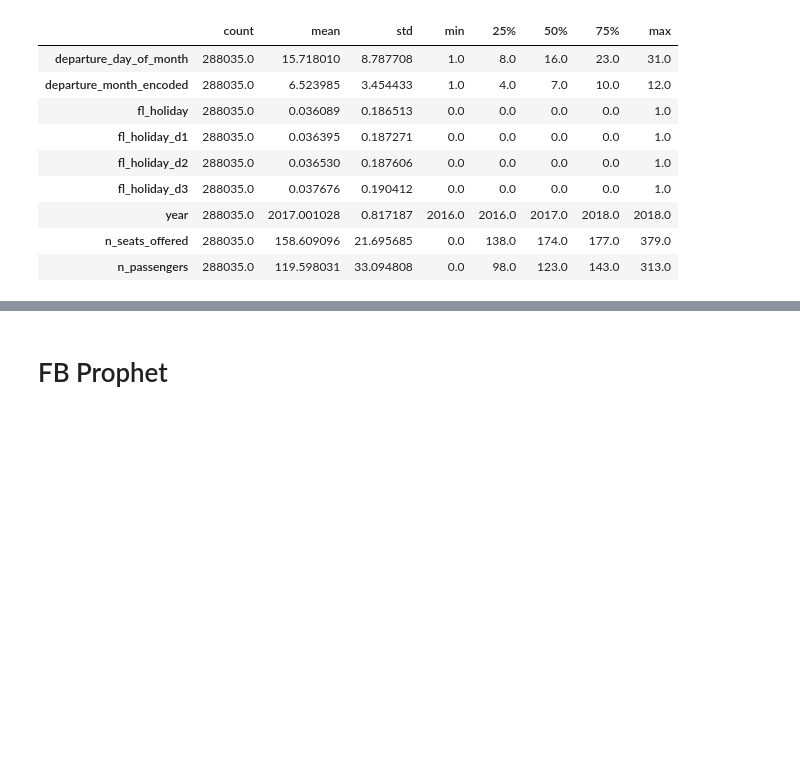
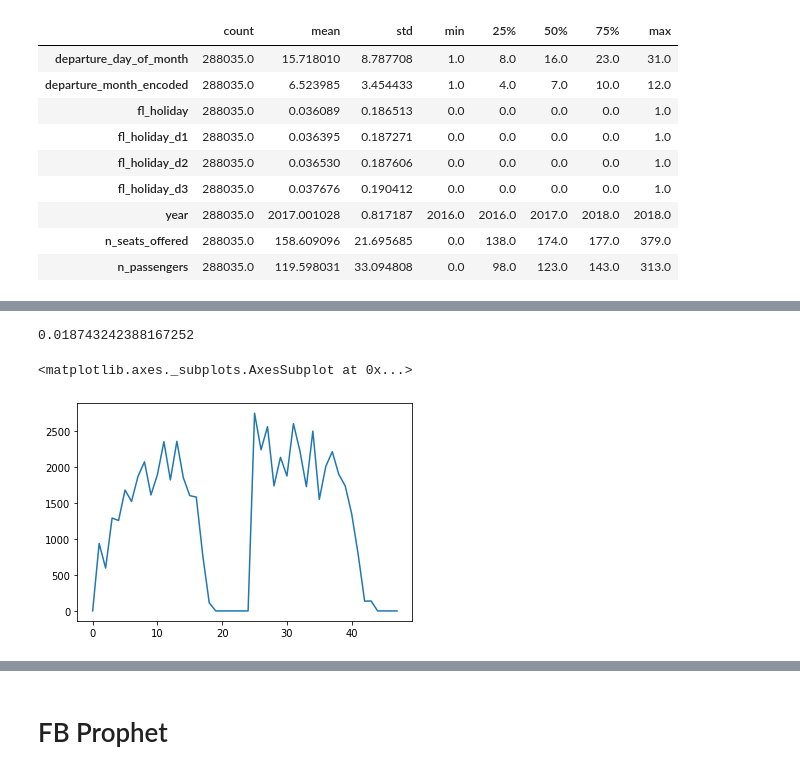
Before and after one commit to welberthdouglas/Civil_Aviation_ML, a Jupyter notebook: CA_SP-RJ.ipynb, the cells around one changed output, grey strips where cells are left out. Saved outputs shown, nothing was run; the diff lists cells and outputs as text; code cells hidden in the pictures; blank space fills up the shorter version.

```diff
--- a/CA_SP-RJ.ipynb
+++ b/CA_SP-RJ.ipynb
@@ -297,0 +306,15 @@ df_sp_grouped.query("'2019-11-09' <= departure_date <= '2019-11-10' ").reset_ind
+# %%
+dfs = [df_sp_grouped_hour.query(f"year == {i}") for i in [2016,2017,2018]]
+
+df_final = reduce(lambda left,right: pd.merge(left,right,on='month_day_hour'), dfs)
+# %%
+((df_final.n_passengers.sum() - df_final.n_passengers_y.sum())/df_final.n_passengers_y.sum())
+# %% [output]
+0.018743242388167252
+# %%
+n_pred = df_final.n_passengers * (1+(df_final.n_passengers.sum() - df_final.n_passengers_y.sum())/df_final.n_passengers_y.sum())
+# %%
+n_pred.head(48).plot()
+# %% [output]
+<matplotlib.axes._subplots.AxesSubplot at 0x...>
+[figure, added]
```
Also changed, not shown: parts of 15 cells of this notebook.
